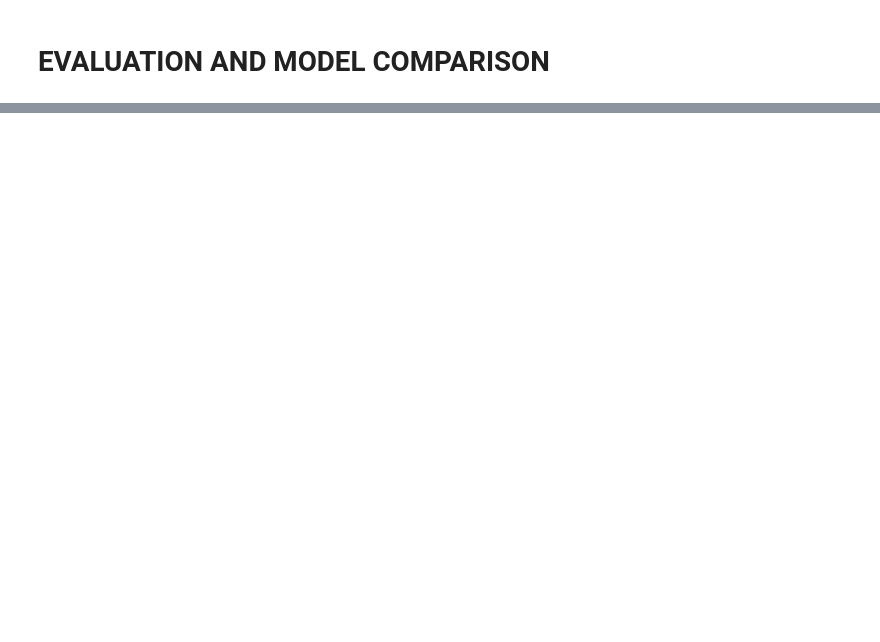
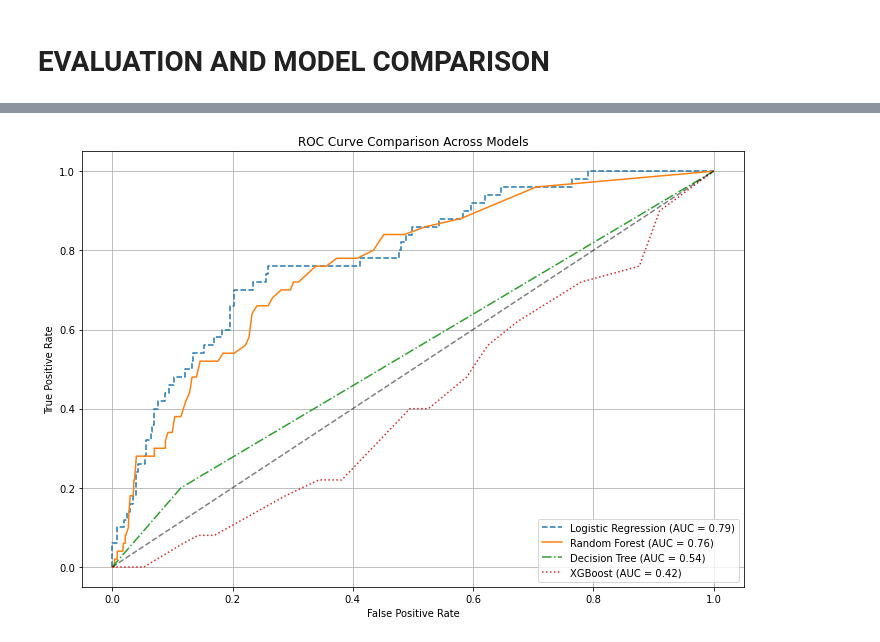
Before and after one commit to JemmyKuria/Phase_3_project, a Jupyter notebook: index.ipynb, the cells around one changed output, grey strips where cells are left out. Saved outputs shown, nothing was run; the diff lists cells and outputs as text; code cells hidden in the pictures; blank space fills up the shorter version.

```diff
--- a/index.ipynb
+++ b/index.ipynb
@@ -343,9 +334,3 @@ y.value_counts()
 0    4860
 1     249
 Name: stroke, dtype: int64
-# %%
-from imblearn.over_sampling import SMOTE
-
-smote=SMOTE(sampling_strategy='minority')
-X,y=smote.fit_resample(X,y)
-y.value_counts()
@@ -420,0 +451,8 @@ weighted avg       0.81      0.80      0.80      1944
+# %%
+# Random Forest
+
+from sklearn.ensemble import RandomForestClassifier
+from sklearn.linear_model import LogisticRegression
+
+rf_model = RandomForestClassifier(random_state=42)
+rf_results = evaluate_model(rf_model, X_train_res, y_train_res, X_test, y_test)
@@ -420,0 +478,4 @@ weighted avg       0.81      0.80      0.80      1944
+# %%
+# Decision Tree
+dt_model = DecisionTreeClassifier(random_state=42)
+evaluate_model(dt_model, X_train_res, y_train_res, X_test, y_test)
@@ -525,3 +600,46 @@ plt.show()
+# %%
+import matplotlib.pyplot as plt
+from sklearn.metrics import roc_curve, roc_auc_score
+
+# Get predicted probabilities for the positive class
+y_probs_lr = log_reg.predict_proba(X_test_scaled)[:, 1]               # Logistic Regression
+y_probs_rf = rf_model.predict_proba(X_test)[:, 1]                     # Random Forest
+y_probs_dt = dt_model.predict_proba(X_test)[:, 1]                     # Decision Tree
+y_probs_xgb = xgb_model.predict_proba(X_test)[:, 1]                   # XGBoost
+
+# Compute ROC curves and AUC scores
+fpr_lr, tpr_lr, _ = roc_curve(y_test, y_probs_lr)
+auc_lr = roc_auc_score(y_test, y_probs_lr)
+
+fpr_rf, tpr_rf, _ = roc_curve(y_test, y_probs_rf)
+auc_rf = roc_auc_score(y_test, y_probs_rf)
+
+fpr_dt, tpr_dt, _ = roc_curve(y_test, y_probs_dt)
+auc_dt = roc_auc_score(y_test, y_probs_dt)
+
+fpr_xgb, tpr_xgb, _ = roc_curve(y_test, y_probs_xgb)
+auc_xgb = roc_auc_score(y_test, y_probs_xgb)
+
+# Plot all ROC curves
+plt.figure(figsize=(10, 7))
+plt.plot(fpr_lr, tpr_lr, linestyle='--', label=f'Logistic Regression (AUC = {auc_lr:.2f})')
+plt.plot(fpr_rf, tpr_rf, linestyle='-', label=f'Random Forest (AUC = {auc_rf:.2f})')
+plt.plot(fpr_dt, tpr_dt, linestyle='-.', label=f'Decision Tree (AUC = {auc_dt:.2f})')
+plt.plot(fpr_xgb, tpr_xgb, linestyle=':', label=f'XGBoost (AUC = {auc_xgb:.2f})')
+
+# Diagonal line for random chance
+plt.plot([0, 1], [0, 1], 'k--', alpha=0.5)
+
+# Plot settings
+plt.title('ROC Curve Comparison Across Models')
+plt.xlabel('False Positive Rate')
+plt.ylabel('True Positive Rate')
+plt.legend(loc='lower right')
+plt.grid(True)
+plt.tight_layout()
+plt.show()
+# %% [output]
+[figure, added]
 # %%
 import pandas as pd
 import seaborn as sns
```
Also changed, not shown: parts of 26 cells of this notebook.
